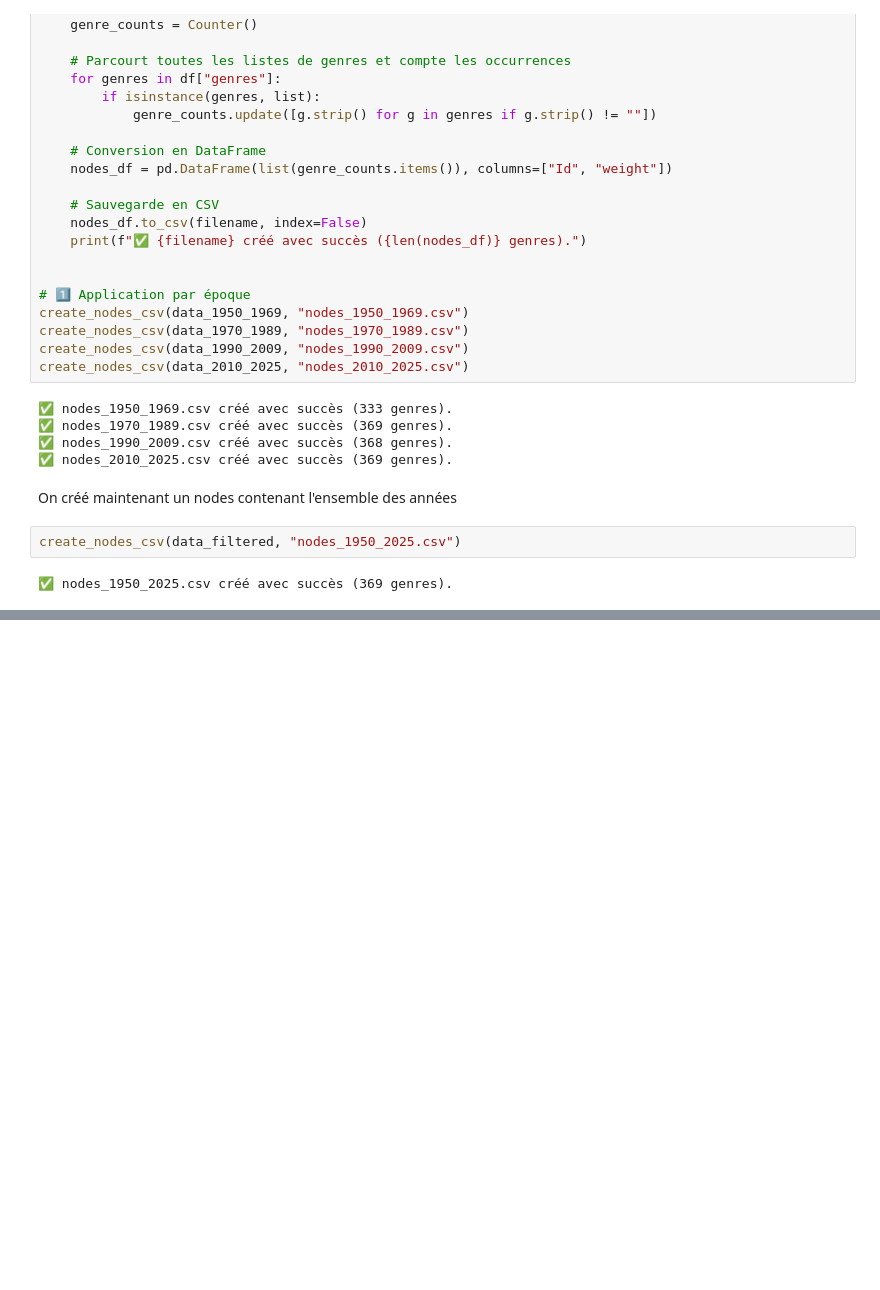
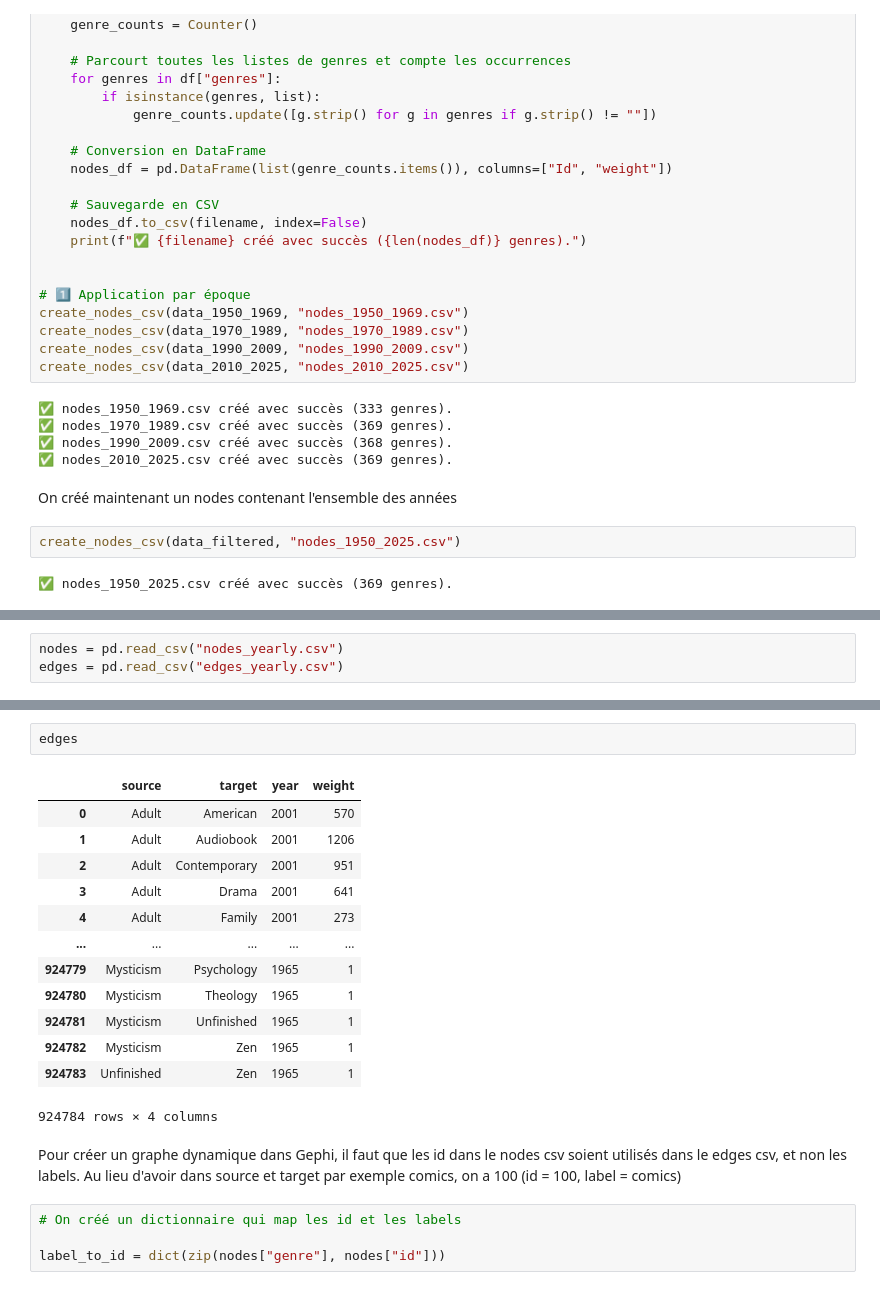
Before and after one commit to curtisguillaume/data_analyse_des_reseaux_sociaux, a Jupyter notebook: preprocessing_data_books.ipynb, the cells around one changed output, grey strips where cells are left out. Saved outputs shown, nothing was run; the diff lists cells and outputs as text; blank space fills up the shorter version.

```diff
--- a/preprocessing_data_books.ipynb
+++ b/preprocessing_data_books.ipynb
@@ -678,0 +866,3 @@ create_nodes_csv(data_filtered, "nodes_1950_2025.csv")
+# %%
+nodes = pd.read_csv("nodes_yearly.csv")
+edges = pd.read_csv("edges_yearly.csv")
@@ -678,0 +885,22 @@ create_nodes_csv(data_filtered, "nodes_1950_2025.csv")
+# %%
+edges
+# %% [output]
+|  | source | target | year | weight |
+| 0 | Adult | American | 2001 | 570 |
+| 1 | Adult | Audiobook | 2001 | 1206 |
+| 2 | Adult | Contemporary | 2001 | 951 |
+| 3 | Adult | Drama | 2001 | 641 |
+| 4 | Adult | Family | 2001 | 273 |
+| ... | ... | ... | ... | ... |
+| 924779 | Mysticism | Psychology | 1965 | 1 |
+| 924780 | Mysticism | Theology | 1965 | 1 |
+| 924781 | Mysticism | Unfinished | 1965 | 1 |
+| 924782 | Mysticism | Zen | 1965 | 1 |
+| 924783 | Unfinished | Zen | 1965 | 1 |
+924784 rows × 4 columns
+# %% [markdown]
+Pour créer un graphe dynamique dans Gephi, il faut que les id dans le nodes csv soient utilisés dans le edges csv, et non les labels. Au lieu d'avoir dans source et target par exemple comics, on a 100 (id = 100, label = comics)
+# %%
+# On créé un dictionnaire qui map les id et les labels
+
+label_to_id = dict(zip(nodes["genre"], nodes["id"]))
```
Also changed, not shown: parts of 25 cells of this notebook.
